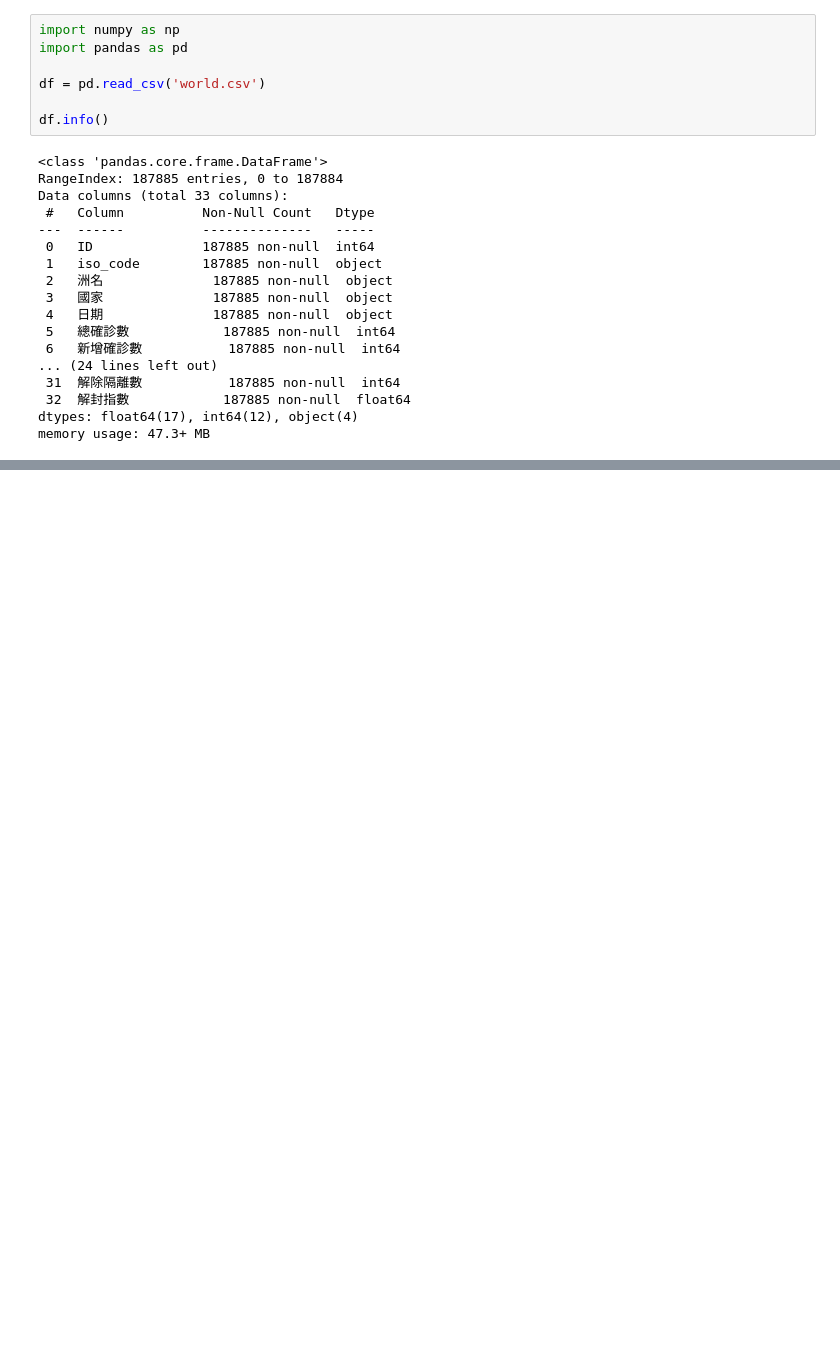
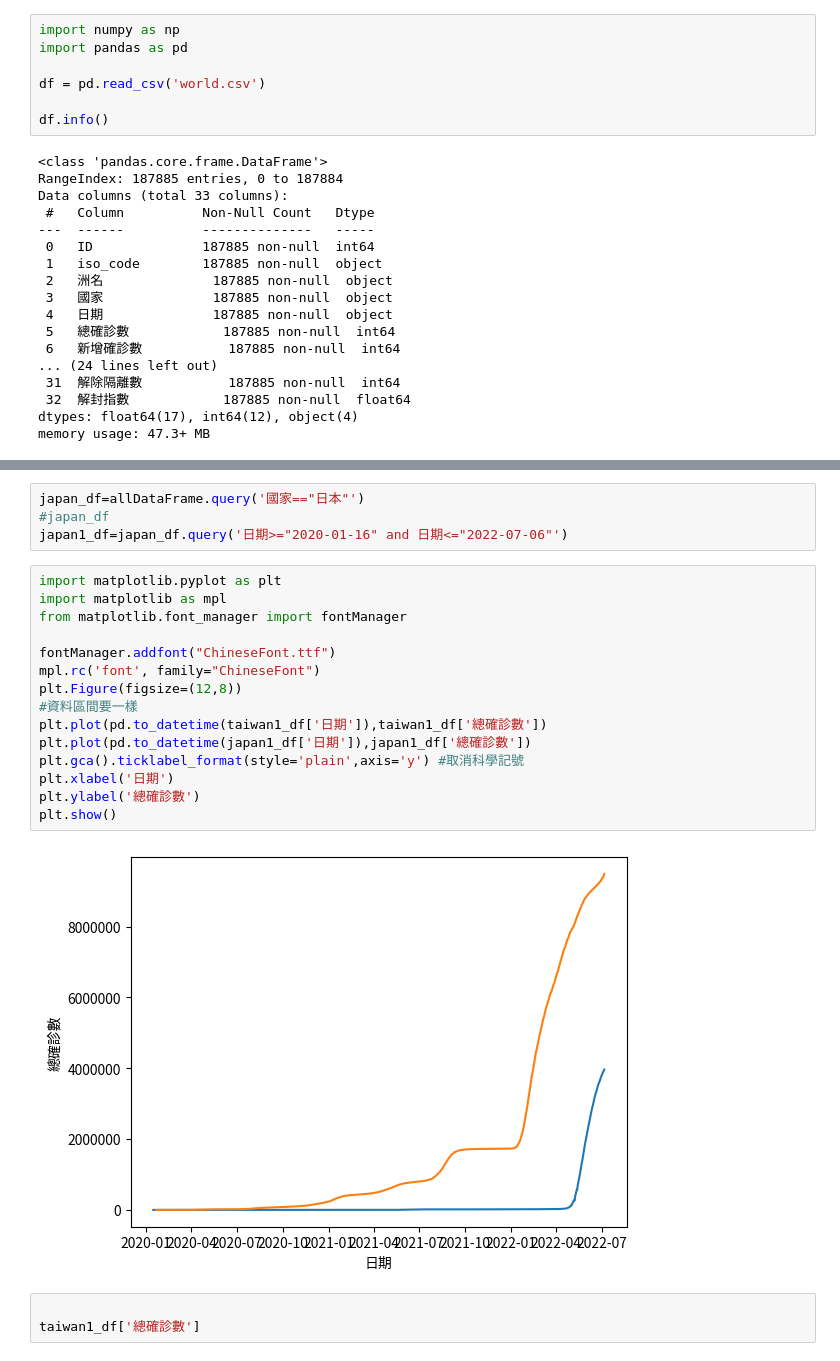
Before and after one commit to futitan/python_analysis, a Jupyter notebook: lesson16/lesson16_7.ipynb, the cells around one changed output, grey strips where cells are left out. Cells and saved outputs as stored; diff of their text form; blank space fills up the shorter version.

```diff
--- a/lesson16/lesson16_7.ipynb
+++ b/lesson16/lesson16_7.ipynb
@@ -62,0 +72,24 @@ memory usage: 56.4+ KB
+# %%
+japan_df=allDataFrame.query('國家=="日本"')
+#japan_df
+japan1_df=japan_df.query('日期>="2020-01-16" and 日期<="2022-07-06"')
+# %%
+import matplotlib.pyplot as plt
+import matplotlib as mpl
+from matplotlib.font_manager import fontManager
+
+fontManager.addfont("ChineseFont.ttf")
+mpl.rc('font', family="ChineseFont")
+plt.Figure(figsize=(12,8))
+#資料區間要一樣
+plt.plot(pd.to_datetime(taiwan1_df['日期']),taiwan1_df['總確診數'])
+plt.plot(pd.to_datetime(japan1_df['日期']),japan1_df['總確診數'])
+plt.gca().ticklabel_format(style='plain',axis='y') #取消科學記號
+plt.xlabel('日期')
+plt.ylabel('總確診數')
+plt.show()
+# %% [output]
+[figure, added]
+# %%
+
+taiwan1_df['總確診數']
```
Also changed, not shown: parts of 6 cells of this notebook, 1 other file.
